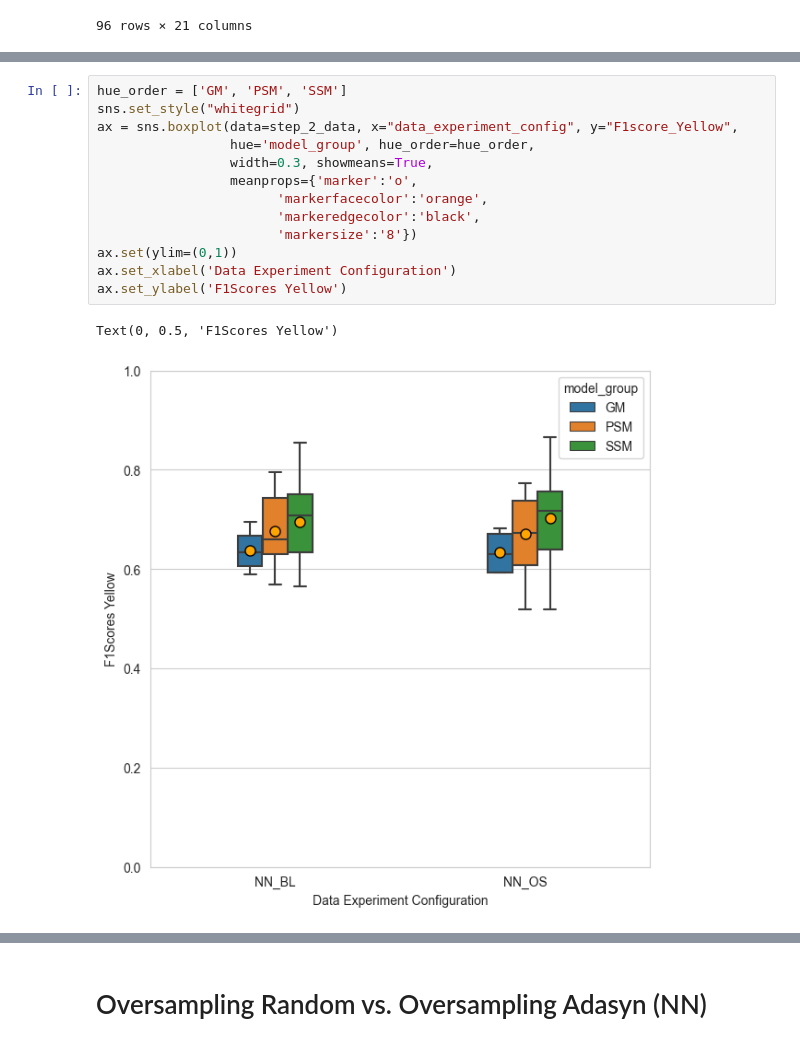
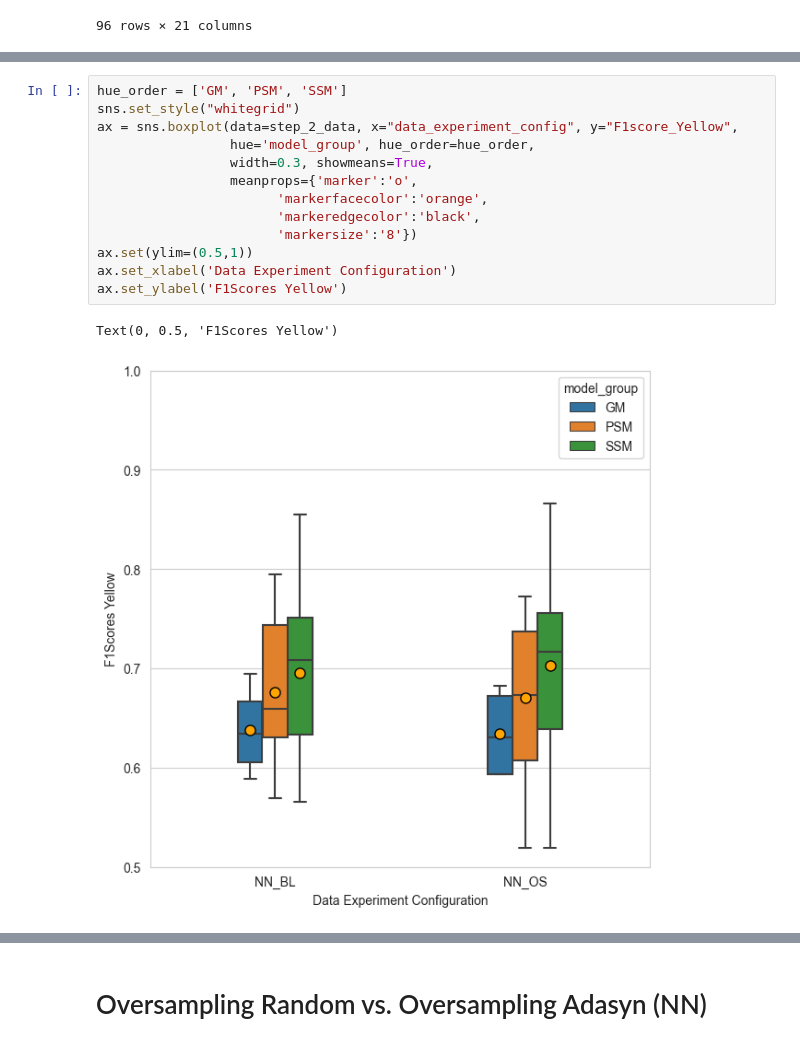
Before and after one commit to annanda/emotion_detection_for_children_with_asd, a Jupyter notebook: emotion_detection_system/processing_results/notebooks/BoxPlot - Chap 4 Thesis (Study Analysis).ipynb, the cells around one changed output, grey strips where cells are left out. Cells and saved outputs as stored; diff of their text form.

```diff
--- a/emotion_detection_system/processing_results/notebooks/BoxPlot - Chap 4 Thesis (Study Analysis).ipynb
+++ b/emotion_detection_system/processing_results/notebooks/BoxPlot - Chap 4 Thesis (Study Analysis).ipynb
@@ -454,19 +454,19 @@ Text(0, 0.5, 'F1Scores Green')
 # %%
 hue_order = ['GM', 'PSM', 'SSM']
 sns.set_style("whitegrid")
 ax = sns.boxplot(data=step_2_data, x="data_experiment_config", y="F1score_Yellow",
                  hue='model_group', hue_order=hue_order,
                  width=0.3, showmeans=True,
                  meanprops={'marker':'o',
                        'markerfacecolor':'orange',
                        'markeredgecolor':'black',
                        'markersize':'8'})
-ax.set(ylim=(0,1))
+ax.set(ylim=(0.5,1))
 ax.set_xlabel('Data Experiment Configuration')
 ax.set_ylabel('F1Scores Yellow')
 # %% [output]
 Text(0, 0.5, 'F1Scores Yellow')
-[figure, old version]
+[figure, new version]
 # %%
 hue_order = ['GM', 'PSM', 'SSM']
 sns.set_style("whitegrid")
```
Also changed, not shown: parts of 5 cells of this notebook, 1 other file.
